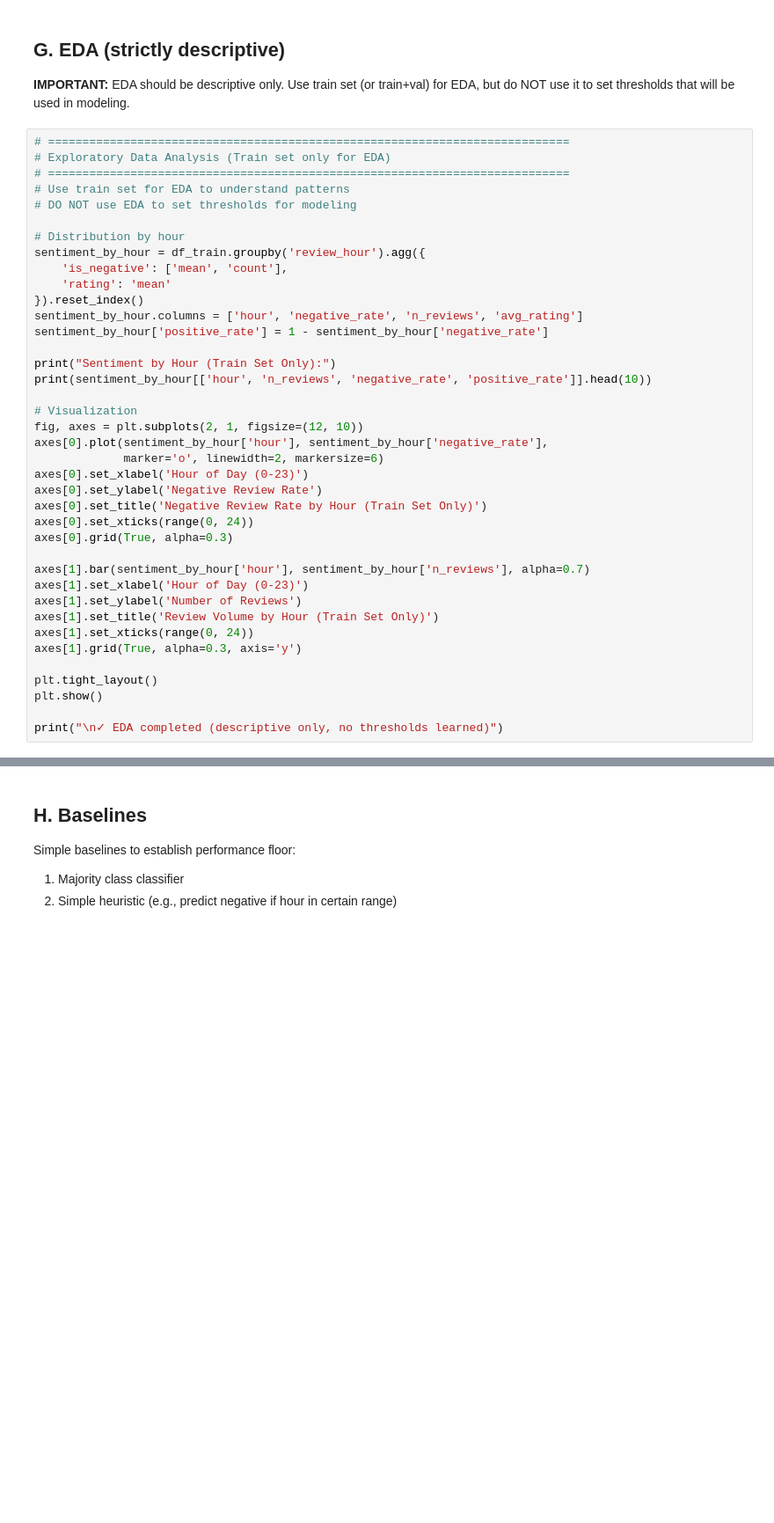
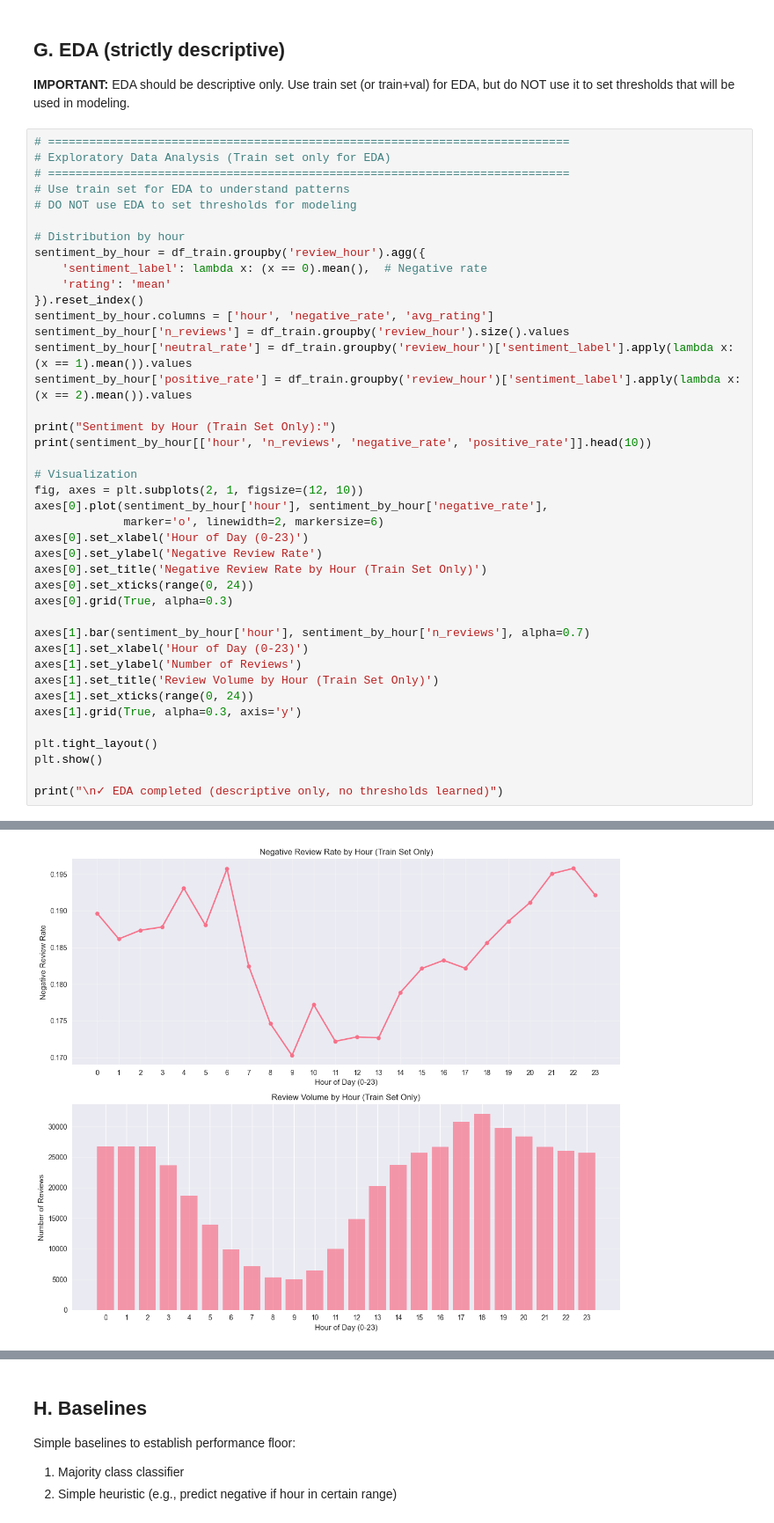
Before and after one commit to Abooshy-Taher/GRAD699-Sentiment-Analysis, a Jupyter notebook: Week 4/Sentiment_Analysis_Pipeline.ipynb, the cells around one changed output, grey strips where cells are left out. Shown: that part at 88% size. Drawn from its saved outputs; the diff is of its cells as text; blank space fills up the shorter version.

```diff
--- a/Week 4/Sentiment_Analysis_Pipeline.ipynb
+++ b/Week 4/Sentiment_Analysis_Pipeline.ipynb
@@ -269,11 +390,13 @@ print("  - is_weekend (binary indicator)")
 
 # Distribution by hour
 sentiment_by_hour = df_train.groupby('review_hour').agg({
-    'is_negative': ['mean', 'count'],
+    'sentiment_label': lambda x: (x == 0).mean(),  # Negative rate
     'rating': 'mean'
 }).reset_index()
-sentiment_by_hour.columns = ['hour', 'negative_rate', 'n_reviews', 'avg_rating']
-sentiment_by_hour['positive_rate'] = 1 - sentiment_by_hour['negative_rate']
+sentiment_by_hour.columns = ['hour', 'negative_rate', 'avg_rating']
+sentiment_by_hour['n_reviews'] = df_train.groupby('review_hour').size().values
+sentiment_by_hour['neutral_rate'] = df_train.groupby('review_hour')['sentiment_label'].apply(lambda x: (x == 1).mean()).values
+sentiment_by_hour['positive_rate'] = df_train.groupby('review_hour')['sentiment_label'].apply(lambda x: (x == 2).mean()).values
 
 print("Sentiment by Hour (Train Set Only):")
 print(sentiment_by_hour[['hour', 'n_reviews', 'negative_rate', 'positive_rate']].head(10))
@@ -299,3 +422,4 @@ plt.tight_layout()
 plt.show()
 
 print("\n✓ EDA completed (descriptive only, no thresholds learned)")
+# %% [output]
@@ -301,0 +438 @@ print("\n✓ EDA completed (descriptive only, no thresholds learned)")
+[figure, added]
```
Also changed, not shown: parts of 25 cells of this notebook, 1 other file.
